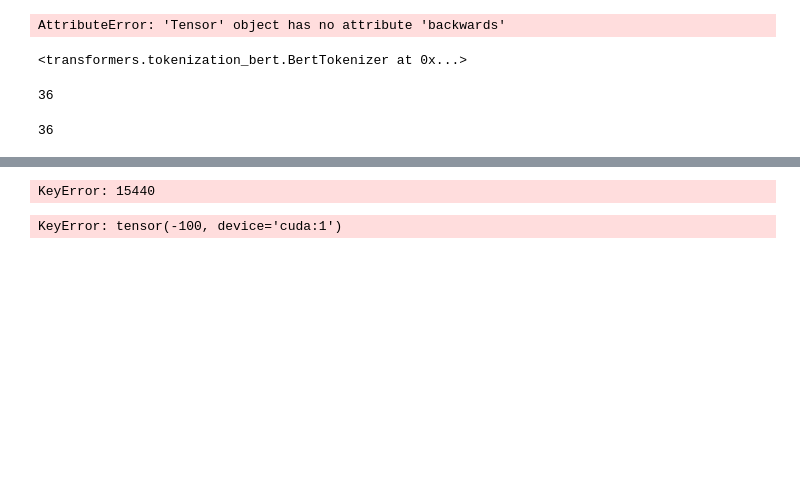
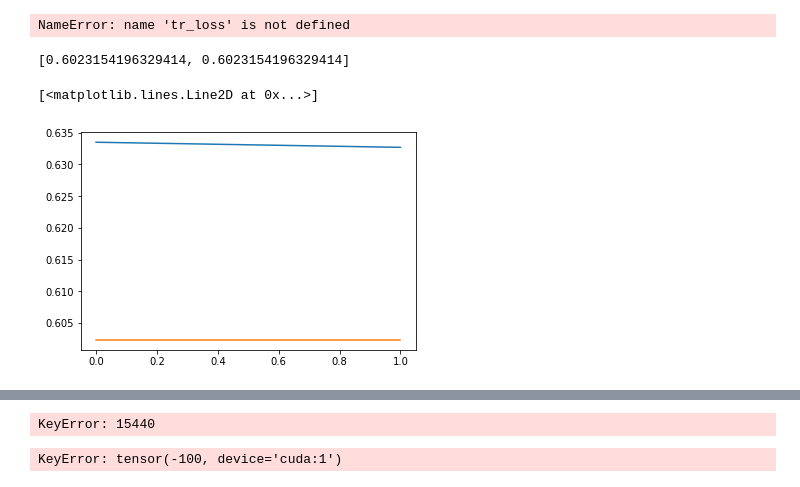
Before and after one commit to DamiFur/argument_mining, a Jupyter notebook: experiments/train_BERT2.ipynb, the cells around one changed output, grey strips where cells are left out. Cells and saved outputs as stored; diff of their text form; code cells hidden in the pictures; blank space fills up the shorter version.

Commit message:
Notebook de BERT para Scientific essays

```diff
--- a/experiments/train_BERT2.ipynb
+++ b/experiments/train_BERT2.ipynb
@@ -82,9 +86,7 @@ def set_seed(seed):
 # %%
 
 device = "cuda"
-n_gpu = 0
+n_gpu = 1
 
 # Set seed
 set_seed(42)
-
-data = pd.read_csv("../train.txt", sep='\t', encoding="latin1").fillna(method="ffill")
@@ -138,7 +107,7 @@ with torch.cuda.device(n_gpu):
 
     bert_type = "bert-large-uncased"
     config = config_class.from_pretrained(bert_type,
-                                              num_labels=num_labels)
+                                              num_labels=2)
     tokenizer = tokenizer_class.from_pretrained(bert_type,
                                                     do_lower_case=True)
     model = model_class.from_pretrained(bert_type, from_tf=False,
@@ -400,7 +415,8 @@ def convert_examples_to_features(examples,
 # %%
-with torch.cuda.device(n_gpu):
-    possible_labels = ["O", "B-claim", "I-claim"]
-    features = convert_examples_to_features(examples, possible_labels, 50, tokenizer,
+with torch.cuda.device(1):
+    device = "cuda"
+    possible_labels = ["O", "claim"]
+    features_dev = convert_examples_to_features(examples_dev, possible_labels, 50, tokenizer,
                                                     cls_token_at_end=False,
                                                     # xlnet has a cls token at the end
                                                     cls_token=tokenizer.cls_token,
@@ -415,13 +431,17 @@ with torch.cuda.device(n_gpu):
                                                     pad_token_label_id=pad_token_label_id
                                                     )
 
+        # Convert to Tensors and build dataset
+    all_input_ids = torch.tensor([f.input_ids for f in features_dev], dtype=torch.long)
+    all_input_mask = torch.tensor([f.input_mask for f in features_dev], dtype=torch.long)
+    all_segment_ids = torch.tensor([f.segment_ids for f in features_dev], dtype=torch.long)
+    all_label_ids = torch.tensor([f.label_ids for f in features_dev], dtype=torch.long)
 
-        # Convert to Tensors and build dataset
-    all_input_ids = torch.tensor([f.input_ids for f in features], dtype=torch.long)
-    all_input_mask = torch.tensor([f.input_mask for f in features], dtype=torch.long)
-    all_segment_ids = torch.tensor([f.segment_ids for f in features], dtype=torch.long)
-    all_label_ids = torch.tensor([f.label_ids for f in features], dtype=torch.long)
+    all_input_ids.to(device)
+    all_input_mask.to(device)
+    all_segment_ids.to(device)
+    all_label_ids.to(device)
 
-
-
-    train_dataset = TensorDataset(all_input_ids, all_input_mask, all_segment_ids, all_label_ids)
+    dev_dataset = TensorDataset(all_input_ids, all_input_mask, all_segment_ids, all_label_ids)
+    dev_sampler = SequentialSampler(dev_dataset)
+    dev_dataloader = DataLoader(dev_dataset, sampler=dev_sampler, batch_size=8)
@@ -428,11 +461,6 @@ with torch.cuda.device(n_gpu):
 # %%
 #train_dataset = load_and_cache_examples(tokenizer, labels, pad_token_label_id, mode="train")
 with torch.cuda.device(n_gpu):
-    global_step, tr_loss = train(train_dataset, model, tokenizer, labels, pad_token_label_id)
-    print(" global_step = %s, average loss = %s", global_step, tr_loss)
+    global_step, train_loss_timeline, dev_loss_timeline = train(train_dataset, model, tokenizer, labels, pad_token_label_id, dev_dataloader)
 # %% [output]
-AttributeError: 'Tensor' object has no attribute 'backwards'
+NameError: name 'tr_loss' is not defined
-# %%
-tokenizer
-# %% [output]
-<transformers.tokenization_bert.BertTokenizer at 0x...>
@@ -444,2 +467,13 @@ tokenizer
+# %%
+dev_loss_timeline
+# %% [output]
+[0.6023154196329414, 0.6023154196329414]
+# %%
+fig, ax = plt.subplots()
+ax.plot(np.arange(len(train_loss_timeline)), train_loss_timeline, label="train")
+ax.plot(np.arange(len(dev_loss_timeline)), dev_loss_timeline, label="dev")
+# %% [output]
+[<matplotlib.lines.Line2D at 0x...>]
+[figure, added]
 # %%
 eval_sampler = SequentialSampler(eval_dataset)
@@ -448,19 +479,0 @@ eval_sampler = SequentialSampler(eval_dataset)
-# %%
-testdata = pd.read_csv("../test_m_short.txt", sep='\t', encoding="latin1").fillna(method="ffill")
-
-getter = SentenceGetter(testdata)
-
-len(getter.sentences)
-# %% [output]
-36
-# %%
-sentences_test = [[s[0] for s in sent] for sent in getter.sentences]
-labels_test = [[s[1] for s in sent] for sent in getter.sentences]
-
-num_labels = len(labels_test)
-
-examples_test = [InputExample(guid, words, labels) for guid, (words, labels) in enumerate(zip(sentences_test, labels_test))]
-
-len(examples_test)
-# %% [output]
-36
```
Also changed, not shown: parts of 33 cells of this notebook.
